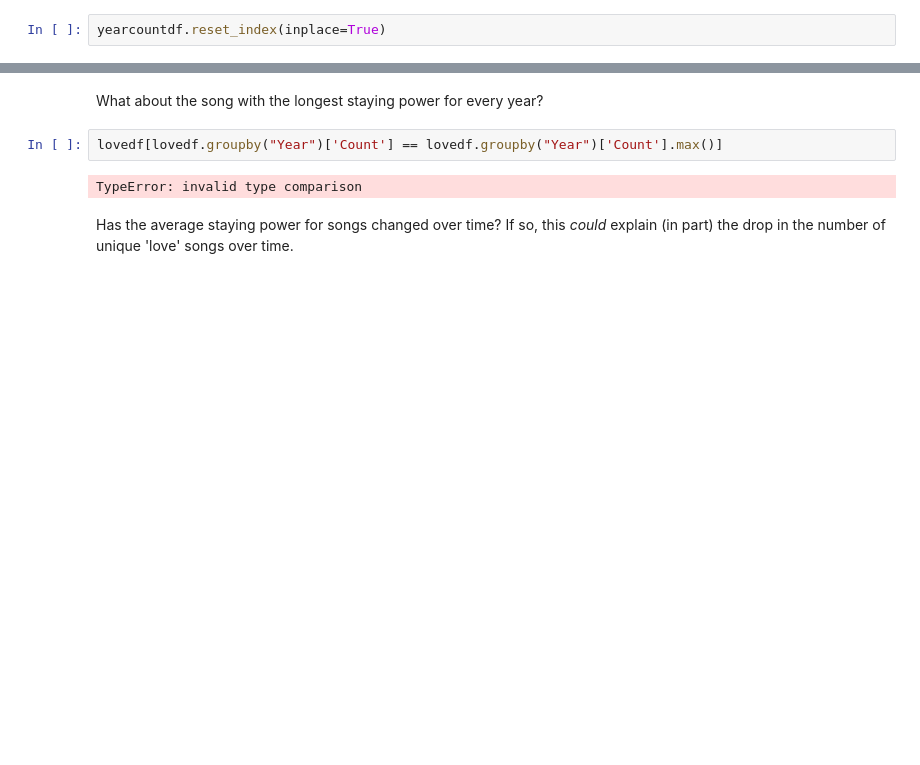
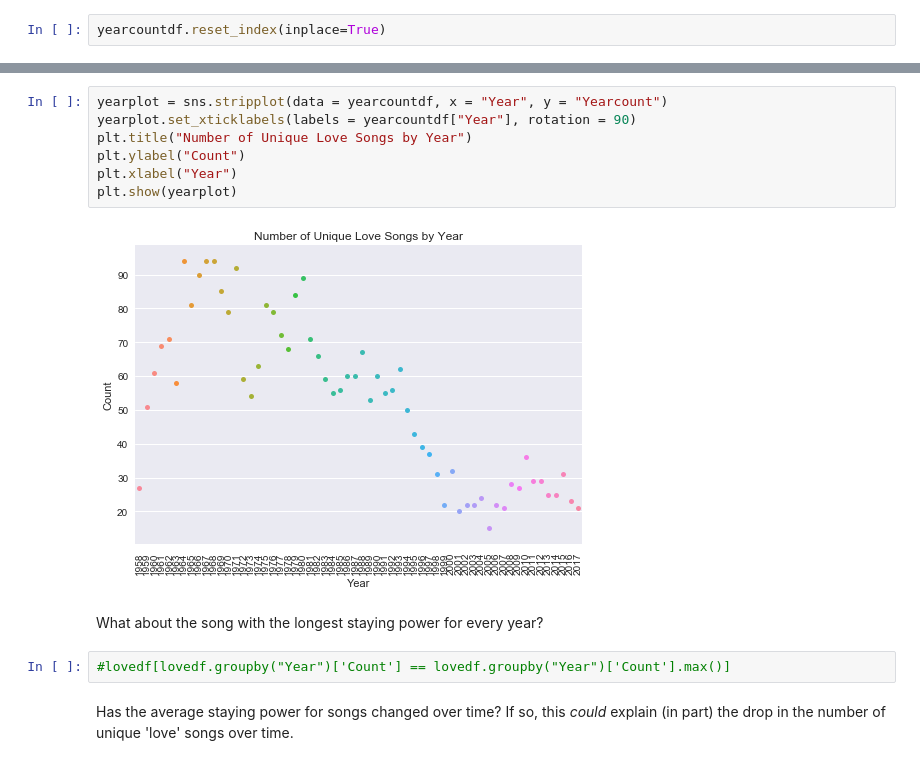
Before and after one commit to jgdenby/love-songs-on-the-radio, a Jupyter notebook: Love Songs On The Radio.ipynb, the cells around one changed output, grey strips where cells are left out. Drawn from its saved outputs; the diff is of its cells as text; blank space fills up the shorter version.

```diff
--- a/Love Songs On The Radio.ipynb
+++ b/Love Songs On The Radio.ipynb
@@ -75,9 +30,16 @@ plt.show(yearplot)
+# %%
+yearplot = sns.stripplot(data = yearcountdf, x = "Year", y = "Yearcount")
+yearplot.set_xticklabels(labels = yearcountdf["Year"], rotation = 90)
+plt.title("Number of Unique Love Songs by Year")
+plt.ylabel("Count")
+plt.xlabel("Year")
+plt.show(yearplot)
+# %% [output]
+[figure, added]
 # %% [markdown]
 What about the song with the longest staying power for every year?
 # %%
-lovedf[lovedf.groupby("Year")['Count'] == lovedf.groupby("Year")['Count'].max()]
+#lovedf[lovedf.groupby("Year")['Count'] == lovedf.groupby("Year")['Count'].max()]
-# %% [output]
-TypeError: invalid type comparison
 # %% [markdown]
 Has the average staying power for songs changed over time? If so, this *could* explain (in part) the drop in the number of unique 'love' songs over time.
 # %%
```
Also changed, not shown: parts of 7 cells of this notebook.
